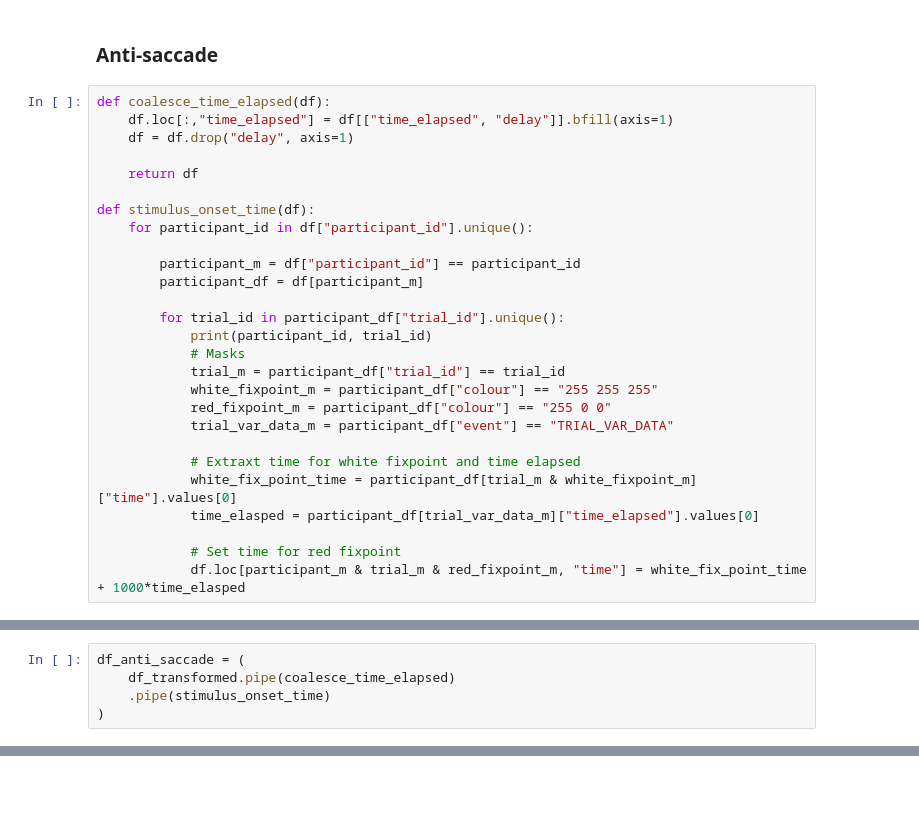
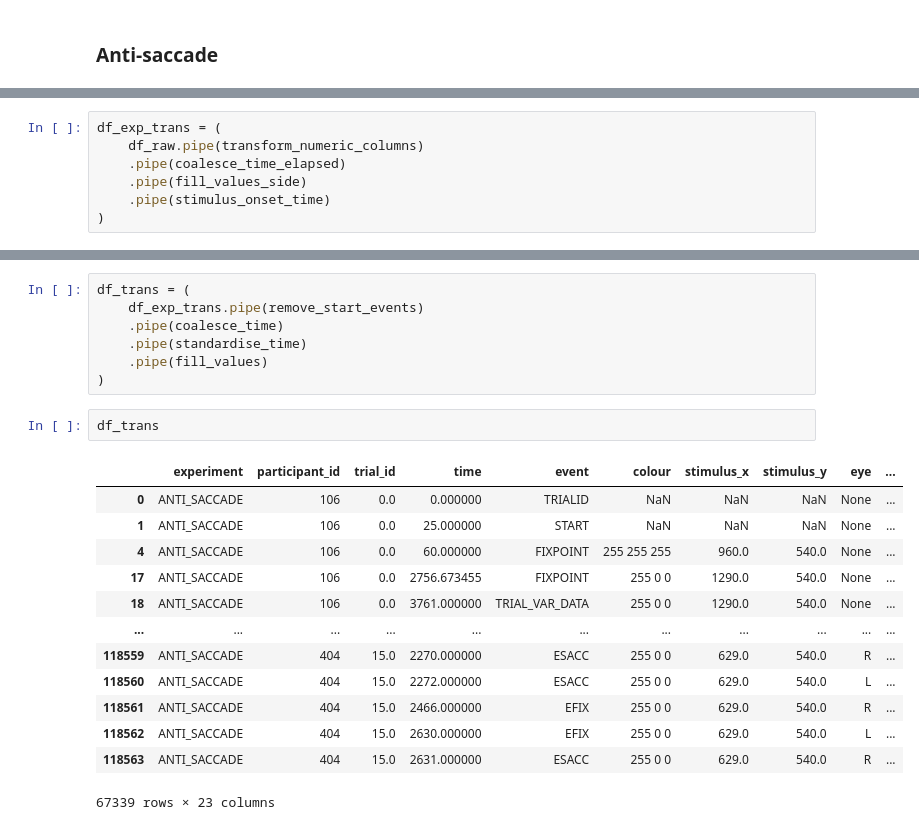
Before and after one commit to krusand/Analyzing-concussions-through-eyetracking-measurements, a Jupyter notebook: src/preprocessing.ipynb, the cells around one changed output, grey strips where cells are left out. Cells and saved outputs as stored; diff of their text form; blank space fills up the shorter version.

Commit message:
Code to preprocess events.

```diff
--- a/src/preprocessing.ipynb
+++ b/src/preprocessing.ipynb
@@ -103,30 +12,3 @@ df_transformed.head()
 ## Experiment specific preprocessing
 # %% [markdown]
 ### Anti-saccade
-# %%
-def coalesce_time_elapsed(df):
-    df.loc[:,"time_elapsed"] = df[["time_elapsed", "delay"]].bfill(axis=1)
-    df = df.drop("delay", axis=1)
-
-    return df
-
-def stimulus_onset_time(df):
-    for participant_id in df["participant_id"].unique():
-
-        participant_m = df["participant_id"] == participant_id
-        participant_df = df[participant_m]
-
-        for trial_id in participant_df["trial_id"].unique():
-            print(participant_id, trial_id)
-            # Masks
-            trial_m = participant_df["trial_id"] == trial_id
-            white_fixpoint_m = participant_df["colour"] == "255 255 255"
-            red_fixpoint_m = participant_df["colour"] == "255 0 0"
-            trial_var_data_m = participant_df["event"] == "TRIAL_VAR_DATA"
-
-            # Extraxt time for white fixpoint and time elapsed
-            white_fix_point_time = participant_df[trial_m & white_fixpoint_m]["time"].values[0]
-            time_elasped = participant_df[trial_var_data_m]["time_elapsed"].values[0]
-
-            # Set time for red fixpoint
-            df.loc[participant_m & trial_m & red_fixpoint_m, "time"] = white_fix_point_time + 1000*time_elasped
@@ -133,5 +51,7 @@ def stimulus_onset_time(df):
 # %%
-df_anti_saccade = (
-    df_transformed.pipe(coalesce_time_elapsed)
+df_exp_trans = (
+    df_raw.pipe(transform_numeric_columns)
+    .pipe(coalesce_time_elapsed)
+    .pipe(fill_values_side)
     .pipe(stimulus_onset_time)
 )
@@ -185,0 +97,23 @@ KeyboardInterrupt:
+# %%
+df_trans = (
+    df_exp_trans.pipe(remove_start_events)
+    .pipe(coalesce_time)
+    .pipe(standardise_time)
+    .pipe(fill_values)
+)
+# %%
+df_trans
+# %% [output]
+|  | experiment | participant_id | trial_id | time | event | colour | stimulus_x | stimulus_y | eye | ... |
+| 0 | ANTI_SACCADE | 106 | 0.0 | 0.000000 | TRIALID | NaN | NaN | NaN | None | ... |
+| 1 | ANTI_SACCADE | 106 | 0.0 | 25.000000 | START | NaN | NaN | NaN | None | ... |
+| 4 | ANTI_SACCADE | 106 | 0.0 | 60.000000 | FIXPOINT | 255 255 255 | 960.0 | 540.0 | None | ... |
+| 17 | ANTI_SACCADE | 106 | 0.0 | 2756.673455 | FIXPOINT | 255 0 0 | 1290.0 | 540.0 | None | ... |
+| 18 | ANTI_SACCADE | 106 | 0.0 | 3761.000000 | TRIAL_VAR_DATA | 255 0 0 | 1290.0 | 540.0 | None | ... |
+| ... | ... | ... | ... | ... | ... | ... | ... | ... | ... | ... |
+| 118559 | ANTI_SACCADE | 404 | 15.0 | 2270.000000 | ESACC | 255 0 0 | 629.0 | 540.0 | R | ... |
+| 118560 | ANTI_SACCADE | 404 | 15.0 | 2272.000000 | ESACC | 255 0 0 | 629.0 | 540.0 | L | ... |
+| 118561 | ANTI_SACCADE | 404 | 15.0 | 2466.000000 | EFIX | 255 0 0 | 629.0 | 540.0 | R | ... |
+| 118562 | ANTI_SACCADE | 404 | 15.0 | 2630.000000 | EFIX | 255 0 0 | 629.0 | 540.0 | L | ... |
+| 118563 | ANTI_SACCADE | 404 | 15.0 | 2631.000000 | ESACC | 255 0 0 | 629.0 | 540.0 | R | ... |
+67339 rows × 23 columns
```
Also changed, not shown: parts of 16 cells of this notebook, 2 other files.
